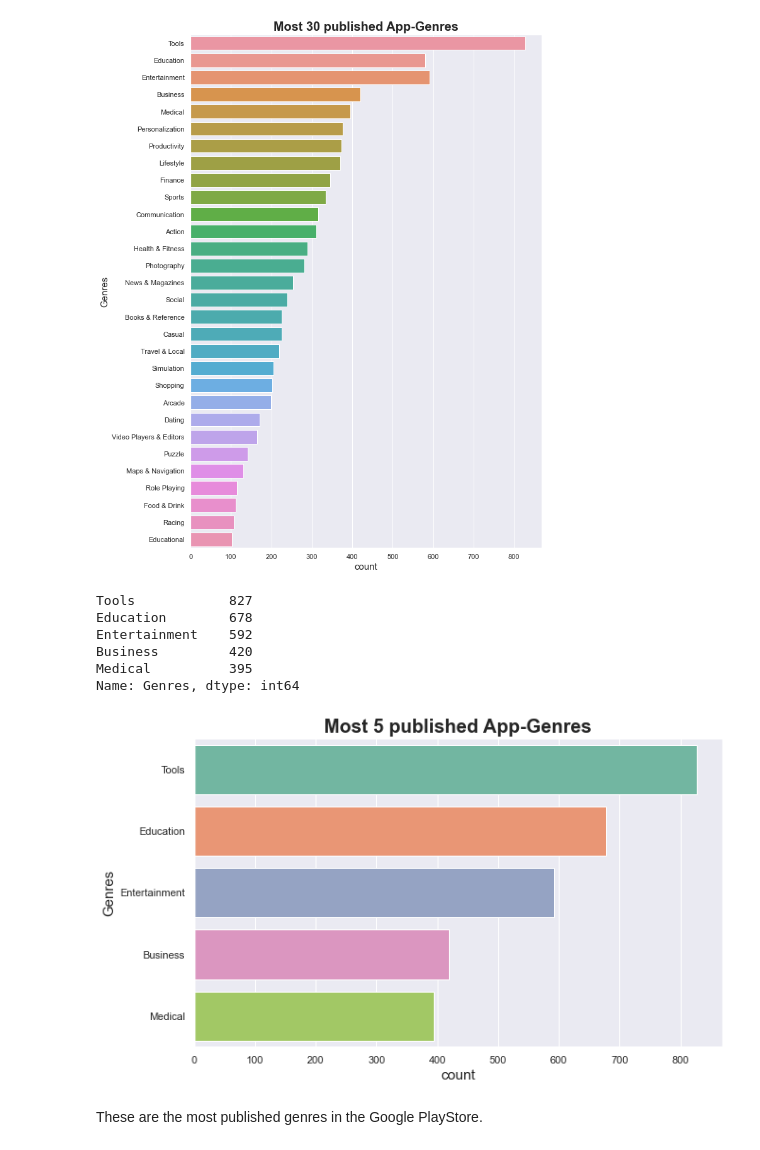
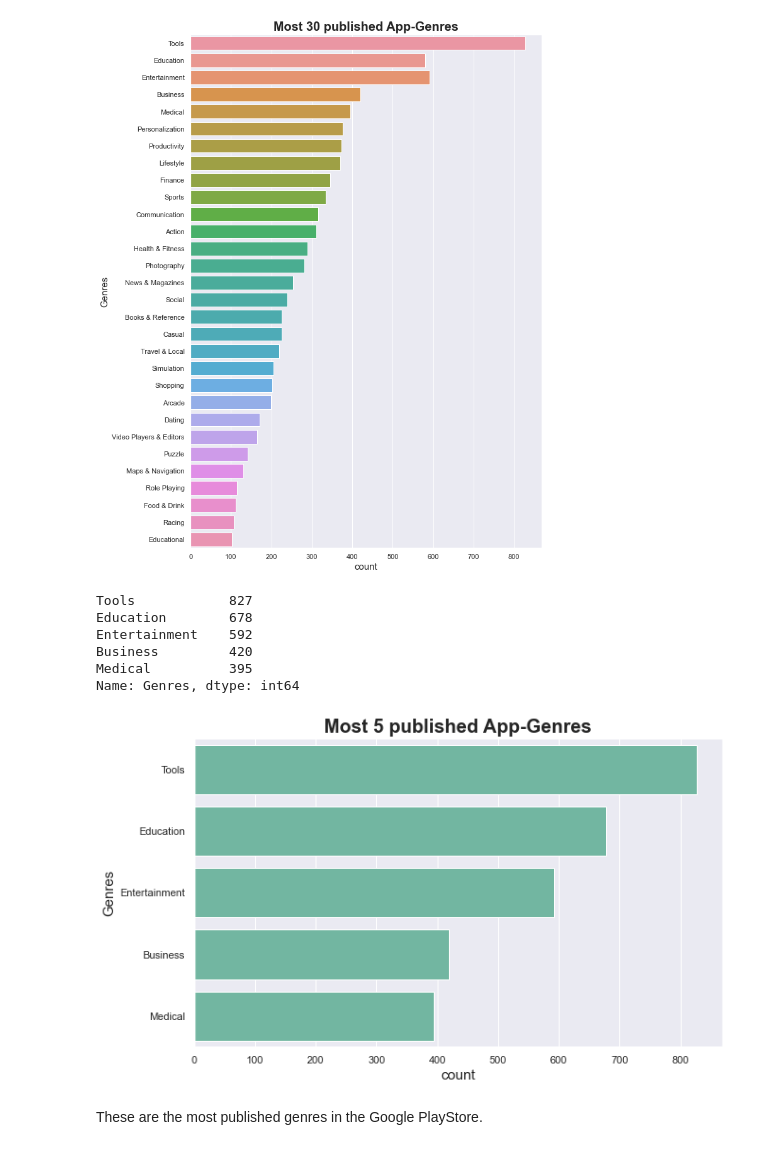
Before and after one commit to enricogoerlitz/Data-Analysis, a Jupyter notebook: 02_Google_Playstore_Data/notebook/notebook1.ipynb, the cells around one changed output. Saved outputs shown, nothing was run; the diff lists cells and outputs as text; code cells hidden in the pictures.

```diff
--- a/02_Google_Playstore_Data/notebook/notebook1.ipynb
+++ b/02_Google_Playstore_Data/notebook/notebook1.ipynb
@@ -1044,16 +1044,16 @@ sns.countplot(y=GENRE, data=df_cleaned, order=genre_counts.index[:30]).set_title
 Text(0.5, 1.0, 'Most 30 published App-Genres')
 [figure]
 # %%
-sns.countplot(y=GENRE, data=df_genre_cleaned, order=genre_counts.index[:5]).set_title("Most 5 published App-Genres")
+sns.countplot(y=GENRE, data=df_genre_cleaned, order=genre_counts.index[:5], color="C0").set_title("Most 5 published App-Genres")
 genre_counts.head(5)
 # %% [output]
 Tools            827
 Education        678
 Entertainment    592
 Business         420
 Medical          395
 Name: Genres, dtype: int64
-[figure, old version]
+[figure, new version]
 # %% [markdown]
 These are the most published genres in the Google PlayStore.
 # %% [markdown]
```
Also changed, not shown: parts of 6 cells of this notebook, 1 other file.
